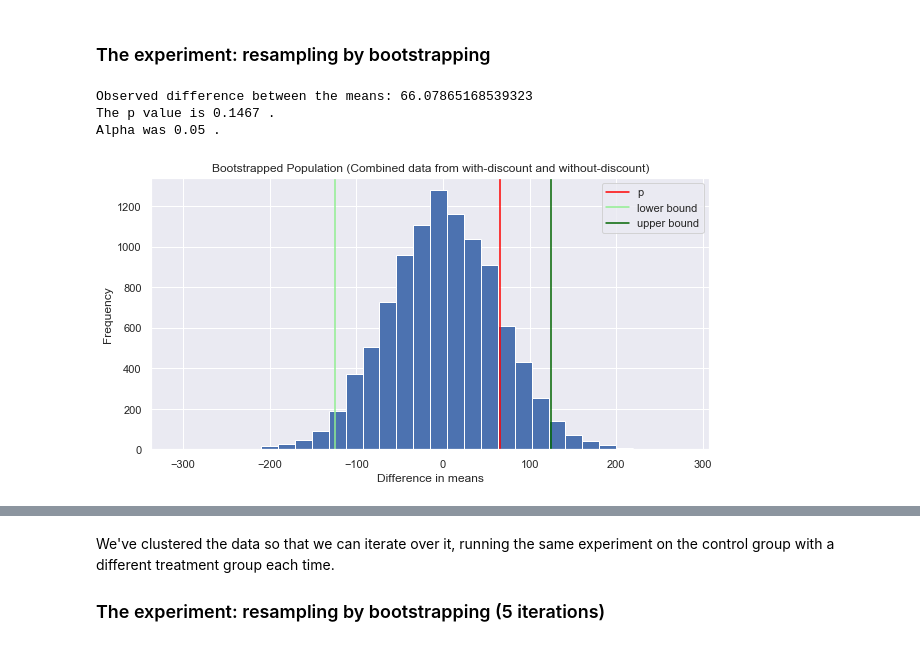
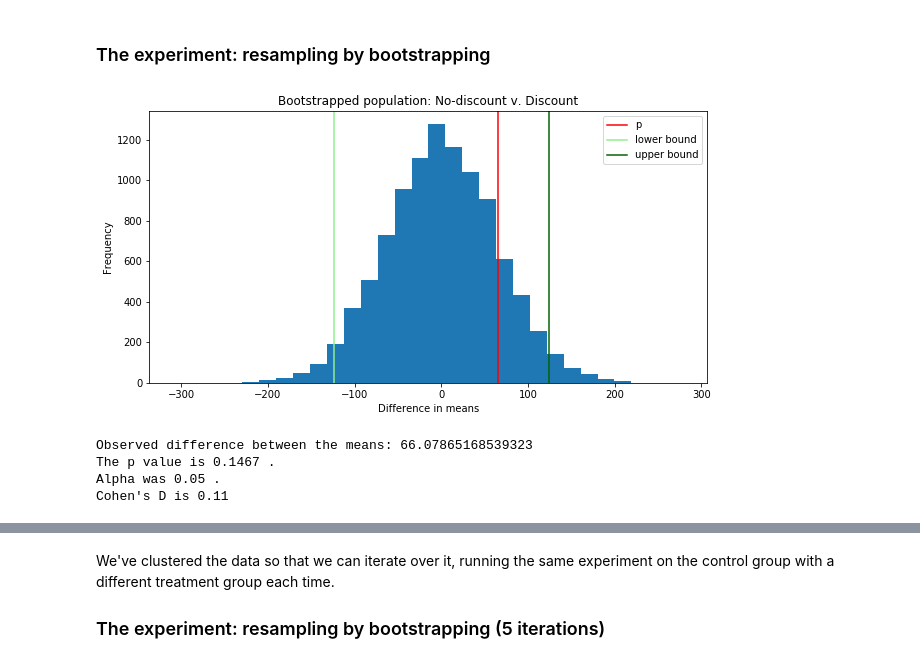
Before and after one commit to ssrosa/dsc-2-final-project-online-ds-pt-100118, a Jupyter notebook: student.ipynb, the cells around one changed output, grey strips where cells are left out. Saved outputs shown, nothing was run; the diff lists cells and outputs as text; code cells hidden in the pictures.

```diff
--- a/student.ipynb
+++ b/student.ipynb
@@ -954,3 +586,17 @@ The means are different, but we don't know if they are different *enough* to be
 # %%
 alpha = 0.05 # The value chosen for comparison with the test statistic.
 #Test statistic will need to be lower than this in order to reject the null hypothesis.
+
+control1 = orders_discounts['quant_no_disc'] #The quantities of items ordered without discount
+treatment1 = orders_discounts['quant_all_discs'] #The quantitites of items ordered with a discount
+
+#Put the two groups of data into arrays to be resampled &c
+bootstrap(alpha, control1, treatment1, 'No-discount v. Discount')
+
+#Results for no-discount v. discount
+# %% [output]
+[figure, added]
+Observed difference between the means: 66.07865168539323
+The p value is 0.1467 .
+Alpha was 0.05 .
+Cohen's D is 0.11
@@ -962,58 +603 @@ p = None #The value chosen for the test statistic.
-# %%
-#Put the two groups of data into arrays to be resampled &c
-control1 = orders_discounts['quant_no_disc'] #The quantities of items ordered without discount
-treatment1 = orders_discounts['quant_all_discs'] #The quantitites of items ordered with a discount
-
-permus = 10000 #number of samples to take
-
-combo = np.concatenate((control1, treatment1), axis = 0) #both dists combined for taking samples
-
-permus_control1 = []
-permus_treatment1 = []
-
-for i in range(permus): #Generate this many permutations
-    np.random.seed(i) #seed for consistency
-    permus_control1.append(resample(combo, n_samples = len(control1)))
-    permus_treatment1.append(resample(combo, n_samples = len(treatment1)))
-
-#Take the difference in means between the two sets of permutations
-diff_boot_means = (np.mean(permus_control1, axis = 1) - np.mean(permus_treatment1, axis = 1))
-
-#Calculate the observed difference in mean, meaning the difference
-#between the two actual means of the distributions
-observed_diff = (np.mean(control1) - np.mean(treatment1))
-
-#Find the p value by counting how many differences in mean were greater than
-#or equal to the observed difference in means.
-means_below_observed = diff_boot_means[diff_boot_means >= observed_diff].shape[0]
-p = means_below_observed / permus
-#Print a summary
-print('Observed difference between the means:', observed_diff)
-print('The p value is', p, '.')
-print('Alpha was', alpha, '.')
-# %% [output]
-Observed difference between the means: 66.07865168539323
-The p value is 0.1467 .
-Alpha was 0.05 .
-# %%
-#Visualize the distribution
-
-#Get the difference between control and treatment to
-#find the confidence interval
-lower_bound = np.percentile(diff_boot_means, 2.5)
-upper_bound = np.percentile(diff_boot_means, 97.5)
-
-#Plot the differences in means between the 2 bootstrapped groups with the p value
-fig = plt.figure(figsize = (10,5))
-ax = plt.hist(diff_boot_means, bins = 30)
-plt.axvline(observed_diff, color = 'red', label = 'p')
-plt.axvline(lower_bound, color = 'lightgreen', label = 'lower bound')
-plt.axvline(upper_bound, color = 'darkgreen', label = 'upper bound')
-plt.xlabel('Difference in means')
-plt.ylabel('Frequency')
-plt.legend()
-plt.title('Bootstrapped Population (Combined data from with-discount and without-discount)')
-plt.show()
-# %% [output]
-[figure, removed]
 # %% [markdown]
```
Also changed, not shown: parts of 144 cells of this notebook.
